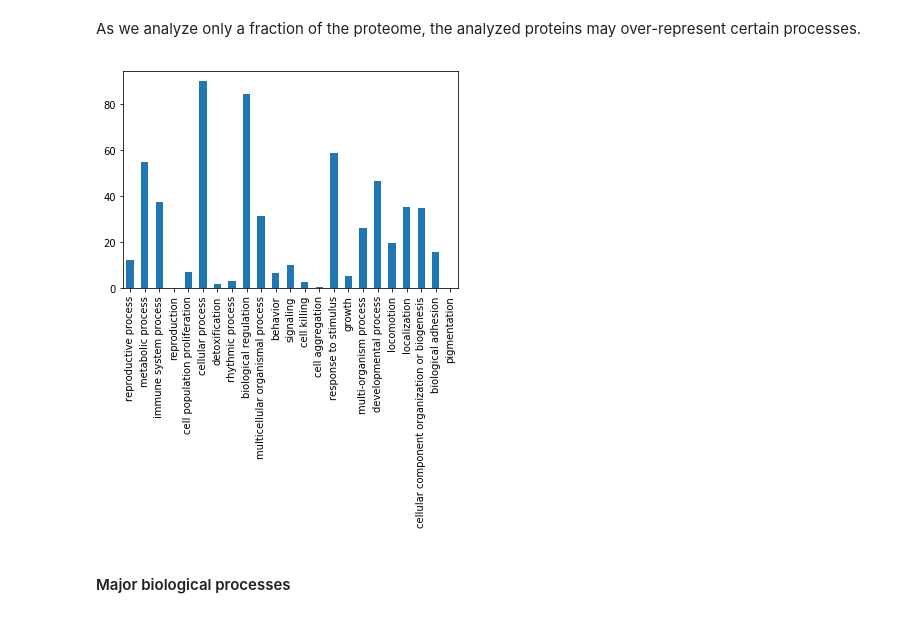
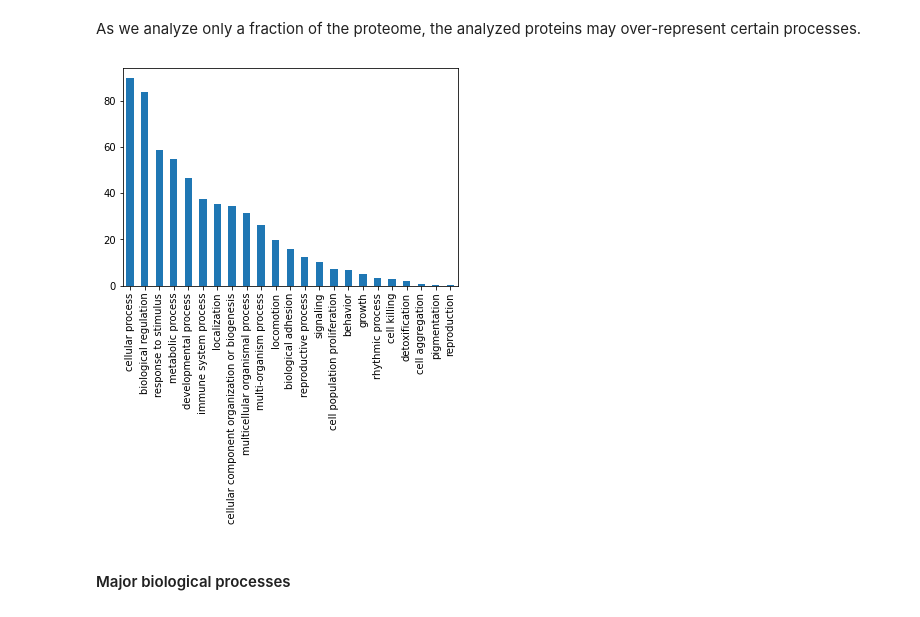
Before and after one commit to krassowski/meningitis-integration, a Jupyter notebook: exploration/protein/Unsupervised_analysis.ipynb, the cells around one changed output. Saved outputs shown, nothing was run; the diff lists cells and outputs as text; code cells hidden in the pictures.

```diff
--- a/exploration/protein/Unsupervised_analysis.ipynb
+++ b/exploration/protein/Unsupervised_analysis.ipynb
@@ -437,10 +448,12 @@ What are the common/rare processes?
 # %% [markdown]
 As we analyze only a fraction of the proteome, the analyzed proteins may over-represent certain processes.
 # %%
-measured_proteins_with_process_ratio = (processes.sum() / len(processes) * 100)
+measured_proteins_with_process_ratio = (
+    processes.sum() / len(processes) * 100
+).sort_values(ascending=False)
 measured_proteins_with_process_ratio.plot(kind='bar');
 # %% [output]
-[figure, old version]
+[figure, new version]
 # %% [markdown]
 #### Major biological processes
 # %%
```
Also changed, not shown: parts of 21 cells of this notebook, 2 other files.
